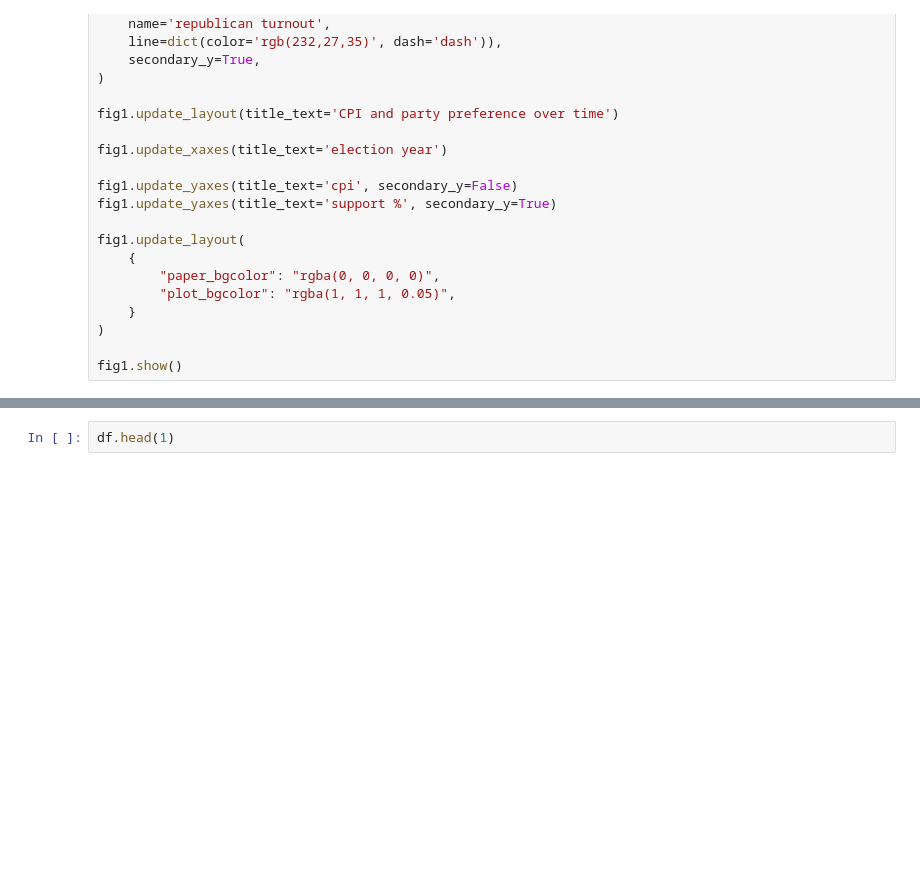
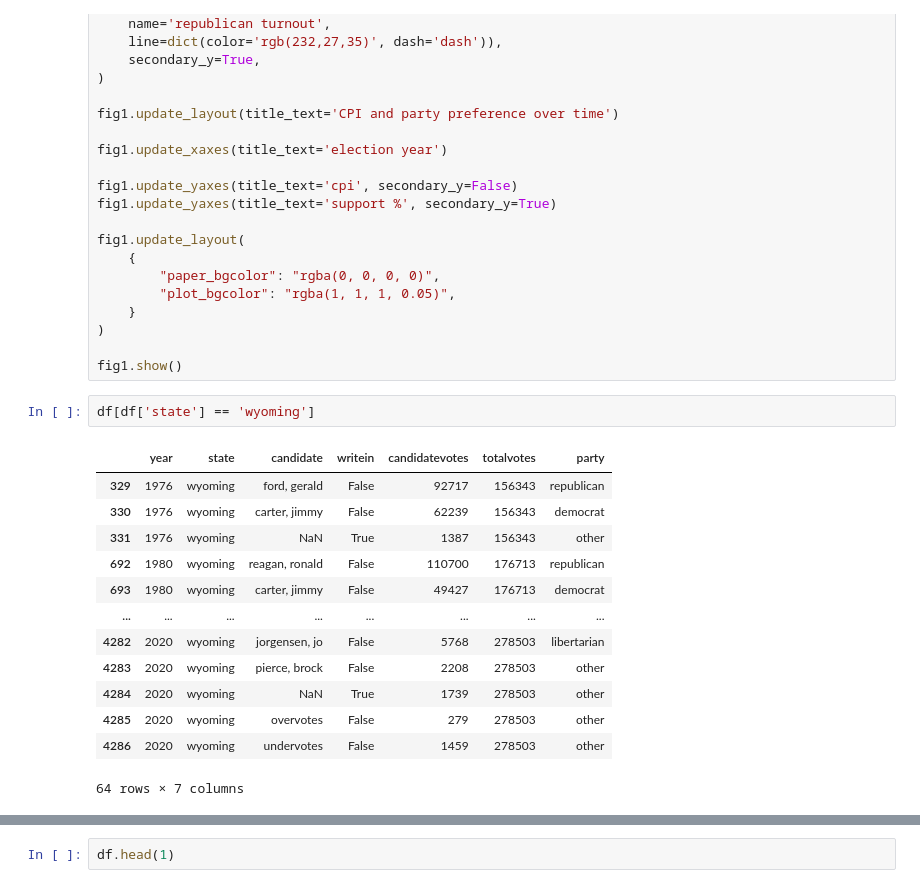
Before and after one commit to pndang/MATH189, a Jupyter notebook: Project/elections-analysis.ipynb, the cells around one changed output, grey strips where cells are left out. Saved outputs shown, nothing was run; the diff lists cells and outputs as text; blank space fills up the shorter version.

```diff
--- a/Project/elections-analysis.ipynb
+++ b/Project/elections-analysis.ipynb
@@ -385,3 +388,19 @@ fig1.update_layout(
 )
 
 fig1.show()
+# %%
+df[df['state'] == 'wyoming']
+# %% [output]
+|  | year | state | candidate | writein | candidatevotes | totalvotes | party |
+| 329 | 1976 | wyoming | ford, gerald | False | 92717 | 156343 | republican |
+| 330 | 1976 | wyoming | carter, jimmy | False | 62239 | 156343 | democrat |
+| 331 | 1976 | wyoming | NaN | True | 1387 | 156343 | other |
+| 692 | 1980 | wyoming | reagan, ronald | False | 110700 | 176713 | republican |
+| 693 | 1980 | wyoming | carter, jimmy | False | 49427 | 176713 | democrat |
+| ... | ... | ... | ... | ... | ... | ... | ... |
+| 4282 | 2020 | wyoming | jorgensen, jo | False | 5768 | 278503 | libertarian |
+| 4283 | 2020 | wyoming | pierce, brock | False | 2208 | 278503 | other |
+| 4284 | 2020 | wyoming | NaN | True | 1739 | 278503 | other |
+| 4285 | 2020 | wyoming | overvotes | False | 279 | 278503 | other |
+| 4286 | 2020 | wyoming | undervotes | False | 1459 | 278503 | other |
+64 rows × 7 columns
```
Also changed, not shown: parts of 15 cells of this notebook, 11 other files.
